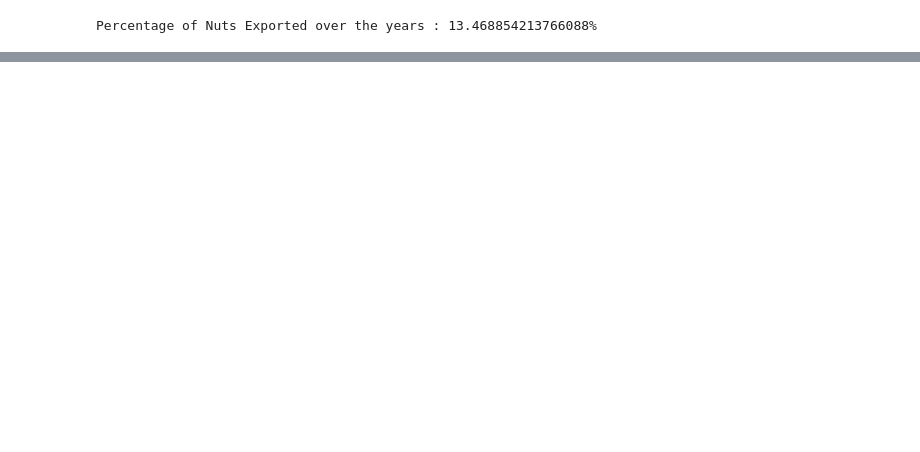
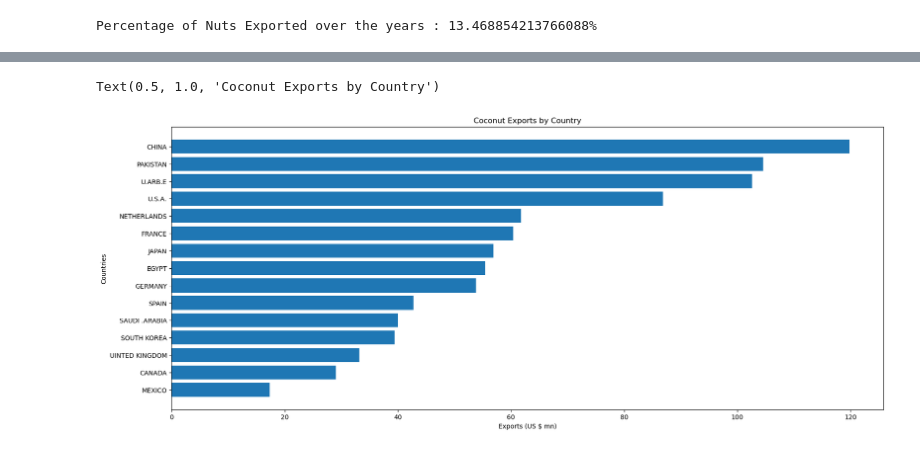
Before and after one commit to ChamikaGunarathna/Exports-Analysis, a Jupyter notebook: analyzis.ipynb, the cells around one changed output, grey strips where cells are left out. Drawn from its saved outputs; the diff is of its cells as text; code cells hidden in the pictures; blank space fills up the shorter version.

```diff
--- a/analyzis.ipynb
+++ b/analyzis.ipynb
@@ -253,0 +330,3 @@ Percentage of Nuts Exported over the years : 13.468854213766088%
+# %%
+total = pd.DataFrame(ccnt_exp_country.sum(axis=1),columns=['total']).reset_index()
+total
@@ -253,0 +351,5 @@ Percentage of Nuts Exported over the years : 13.468854213766088%
+# %%
+ccnt_exp_country.reset_index(inplace=True)
+# %%
+ccnt_exp_country['sum_over_years'] = total['total']
+ccnt_exp_country
@@ -253,0 +393,13 @@ Percentage of Nuts Exported over the years : 13.468854213766088%
+# %%
+#sorted by value
+ccnt_exp_country_sorted =ccnt_exp_country.iloc[:15,:].sort_values('sum_over_years')
+# %%
+plt.figure(figsize=(20,8))
+#plt.bar(x='Product',height='sum_over_years',data=ccnt_exp_country.iloc[:15,:].sort_values('sum_over_years'))
+plt.barh(y='Product',width='sum_over_years',data=ccnt_exp_country_sorted)
+plt.xlabel("Exports (US $ mn)")
+plt.ylabel("Countries")
+plt.title("Coconut Exports by Country")
+# %% [output]
+Text(0.5, 1.0, 'Coconut Exports by Country')
+[figure, added]
```
Also changed, not shown: parts of 20 cells of this notebook.
